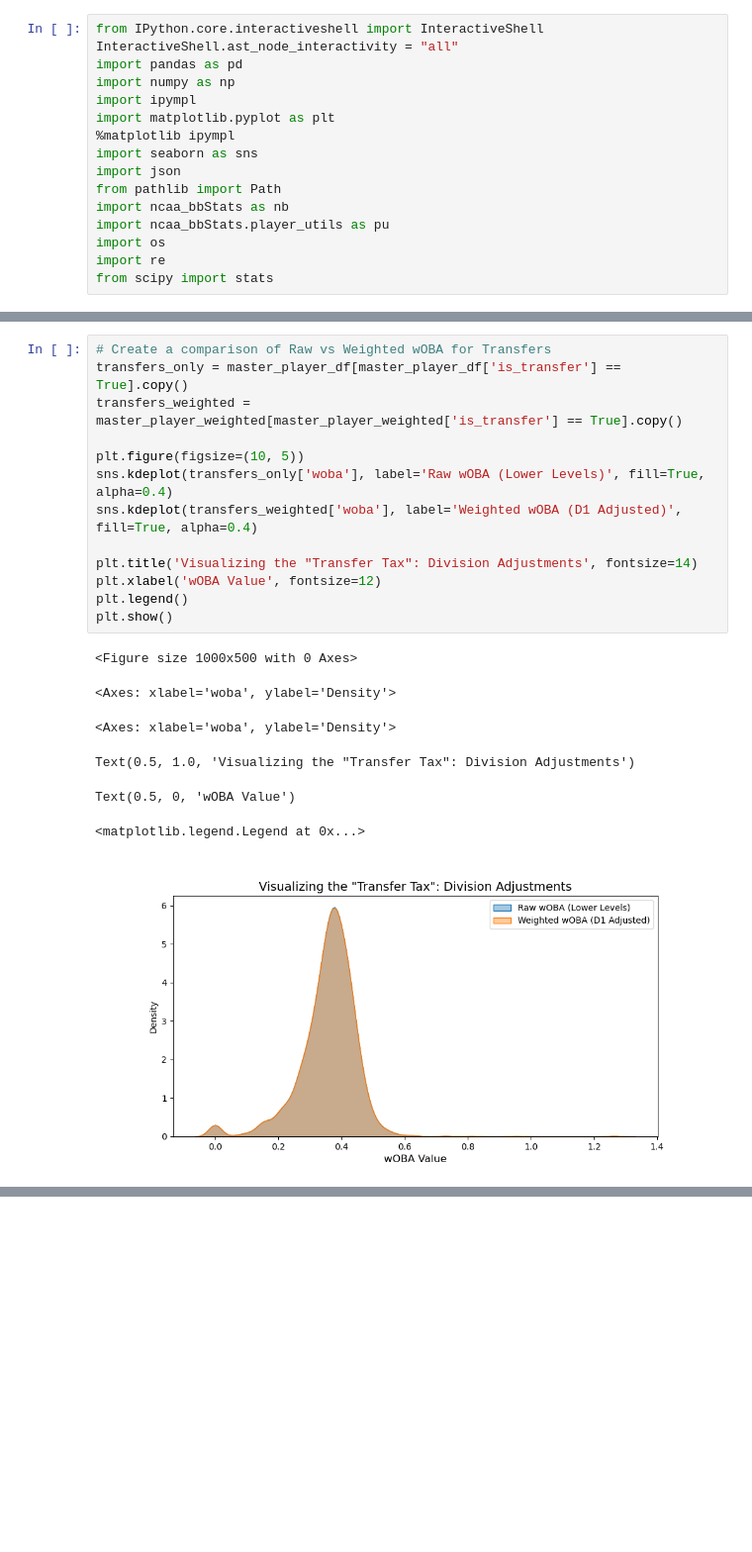
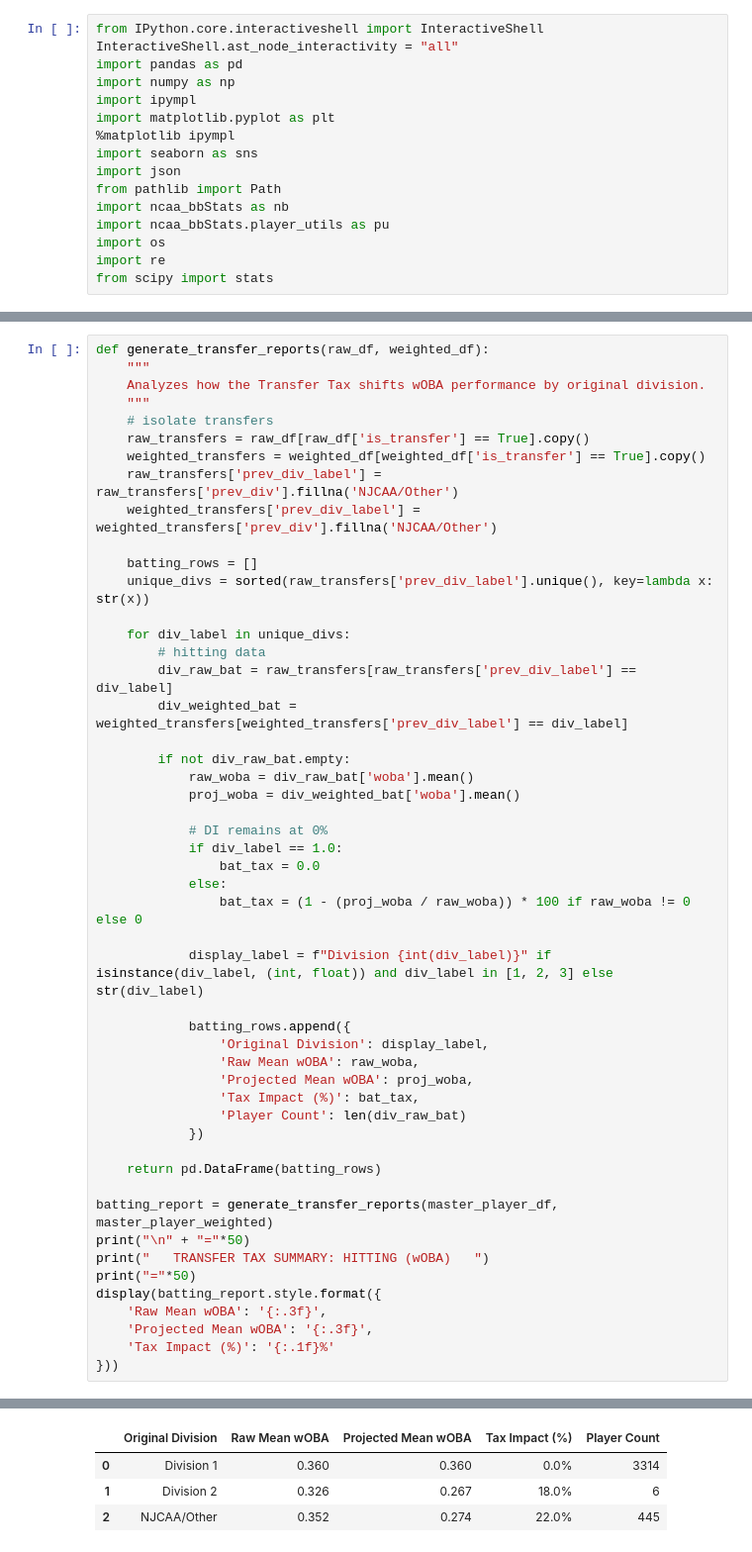
Before and after one commit to averyhamel/FinalProject, a Jupyter notebook: finalproject.ipynb, the cells around one changed output, grey strips where cells are left out. Shown at 99% size. Cells and saved outputs as stored; diff of their text form; blank space fills up the shorter version.

```diff
--- a/finalproject.ipynb
+++ b/finalproject.ipynb
@@ -573,21 +534,51 @@ Text(0, 0.5, 'Winning Percentage')
-# %%
-# Create a comparison of Raw vs Weighted wOBA for Transfers
-transfers_only = master_player_df[master_player_df['is_transfer'] == True].copy()
-transfers_weighted = master_player_weighted[master_player_weighted['is_transfer'] == True].copy()
-
-plt.figure(figsize=(10, 5))
-sns.kdeplot(transfers_only['woba'], label='Raw wOBA (Lower Levels)', fill=True, alpha=0.4)
-sns.kdeplot(transfers_weighted['woba'], label='Weighted wOBA (D1 Adjusted)', fill=True, alpha=0.4)
-
-plt.title('Visualizing the "Transfer Tax": Division Adjustments', fontsize=14)
-plt.xlabel('wOBA Value', fontsize=12)
-plt.legend()
-plt.show()
-# %% [output]
-<Figure size 1000x500 with 0 Axes>
-<Axes: xlabel='woba', ylabel='Density'>
-<Axes: xlabel='woba', ylabel='Density'>
-Text(0.5, 1.0, 'Visualizing the "Transfer Tax": Division Adjustments')
-Text(0.5, 0, 'wOBA Value')
-<matplotlib.legend.Legend at 0x...>
-[figure, removed]
+# %%
+def generate_transfer_reports(raw_df, weighted_df):
+    """
+    Analyzes how the Transfer Tax shifts wOBA performance by original division.
+    """
+    # isolate transfers
+    raw_transfers = raw_df[raw_df['is_transfer'] == True].copy()
+    weighted_transfers = weighted_df[weighted_df['is_transfer'] == True].copy()
+    raw_transfers['prev_div_label'] = raw_transfers['prev_div'].fillna('NJCAA/Other')
+    weighted_transfers['prev_div_label'] = weighted_transfers['prev_div'].fillna('NJCAA/Other')
+
+    batting_rows = []
+    unique_divs = sorted(raw_transfers['prev_div_label'].unique(), key=lambda x: str(x))
+
+    for div_label in unique_divs:
+        # hitting data
+        div_raw_bat = raw_transfers[raw_transfers['prev_div_label'] == div_label]
+        div_weighted_bat = weighted_transfers[weighted_transfers['prev_div_label'] == div_label]
+
+        if not div_raw_bat.empty:
+            raw_woba = div_raw_bat['woba'].mean()
+            proj_woba = div_weighted_bat['woba'].mean()
+
+            # DI remains at 0%
+            if div_label == 1.0:
+                bat_tax = 0.0
+            else:
+                bat_tax = (1 - (proj_woba / raw_woba)) * 100 if raw_woba != 0 else 0
+
+            display_label = f"Division {int(div_label)}" if isinstance(div_label, (int, float)) and div_label in [1, 2, 3] else str(div_label)
+
+            batting_rows.append({
+                'Original Division': display_label,
+                'Raw Mean wOBA': raw_woba,
+                'Projected Mean wOBA': proj_woba,
+                'Tax Impact (%)': bat_tax,
+                'Player Count': len(div_raw_bat)
+            })
+
+    return pd.DataFrame(batting_rows)
+
+batting_report = generate_transfer_reports(master_player_df, master_player_weighted)
+print("\n" + "="*50)
+print("   TRANSFER TAX SUMMARY: HITTING (wOBA)   ")
+print("="*50)
+display(batting_report.style.format({
+    'Raw Mean wOBA': '{:.3f}',
+    'Projected Mean wOBA': '{:.3f}',
+    'Tax Impact (%)': '{:.1f}%'
+}))
+# %% [output]
@@ -594 +588,5 @@ Text(0.5, 0, 'wOBA Value')
+|  | Original Division | Raw Mean wOBA | Projected Mean wOBA | Tax Impact (%) | Player Count |
+| 0 | Division 1 | 0.360 | 0.360 | 0.0% | 3314 |
+| 1 | Division 2 | 0.326 | 0.267 | 18.0% | 6 |
+| 2 | NJCAA/Other | 0.352 | 0.274 | 22.0% | 445 |
 # %%
```
Also changed, not shown: parts of 35 cells of this notebook, 4 other files.
